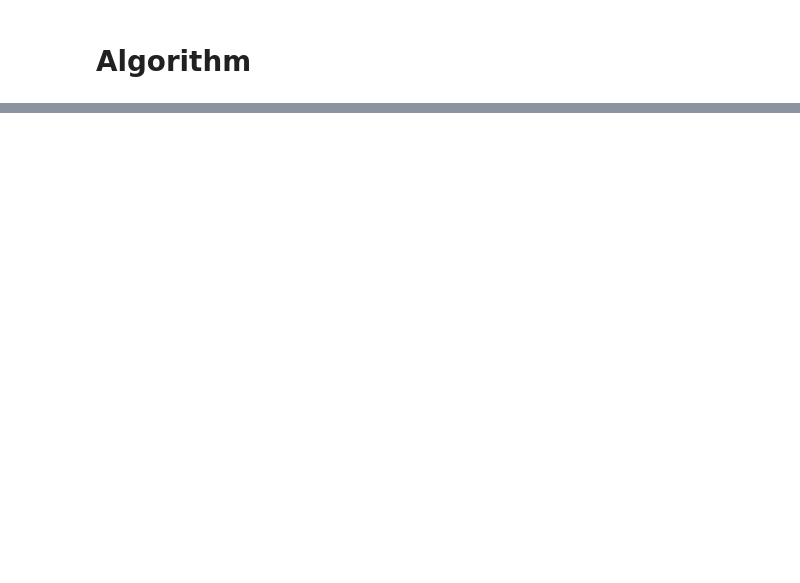
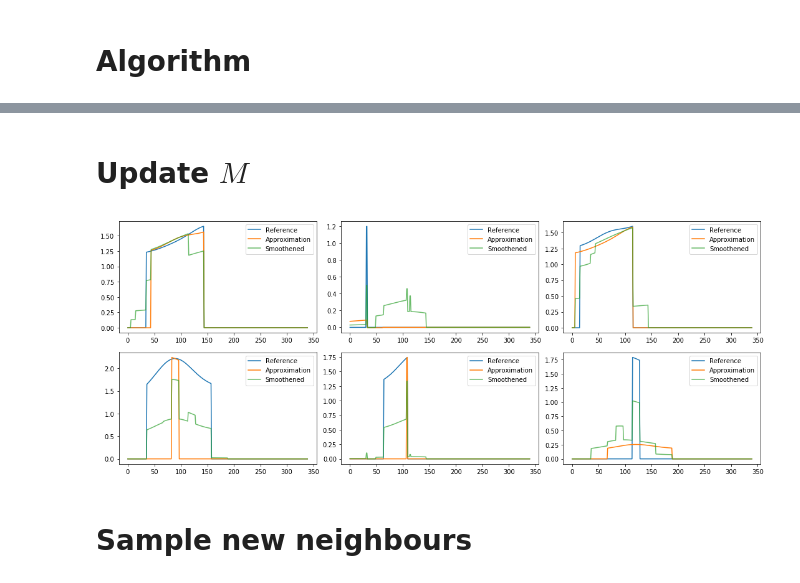
Before and after one commit to gsel9/delta-score, a Jupyter notebook: notebooks/gnlm.ipynb, the cells around one changed output, grey strips where cells are left out. Saved outputs shown, nothing was run; the diff lists cells and outputs as text; code cells hidden in the pictures; blank space fills up the shorter version.

```diff
--- a/notebooks/gnlm.ipynb
+++ b/notebooks/gnlm.ipynb
@@ -537,0 +323,56 @@ def solve_projected_ls():
+# %% [markdown]
+# Update $M$
+# %%
+def approximate_M(M, A):
+
+    M_star = []
+    for i, a in enumerate(A):
+
+        N_i = np.squeeze(np.where(a))
+        if np.size(N_i) < 1:
+            M_star.append(np.zeros_like(M[i]))
+            continue
+
+        T_i_star, C_i_star, N_i_star = cross_correlation(i, N_i, M, thresh=0)
+
+        if np.size(N_i_star) < 1:
+            M_star.append(np.zeros_like(M[i]))
+            continue
+
+        m_i_hat = synthesize(i, M[i], align(M[N_i_star], T_i_star), alpha=0)
+        M_star.append(m_i_hat)
+
+    return np.array(M_star)
+
+
+def smoothing(M, M_star, L, alpha=0.5, beta=0.5):
+    """Solves \min_{\hat{M}} | M - \hat{M} |_F^2 + \gamma tr(\hat{M}^\top L \hat{M})."""
+
+    return np.array(np.linalg.inv(np.eye(M.shape[0]) + beta * L) @ (alpha * M + M_star * (1 - alpha)))
+
+
+# Random graph.
+n = 8
+G = nx.erdos_renyi_graph(n=n, p=0.05, seed=42, directed=False)
+A = nx.to_numpy_array(G)
+L = nx.normalized_laplacian_matrix(G).todense()
+
+# Approximate each m_i using the randomly assigned neighbours.
+M_star = approximate_M(M, A)
+
+# Trade-off local and local smoothing.
+M_hat = smoothing(M[:n], M_star, L, alpha=0.5, beta=0.4)
+
+_, axes = plt.subplots(ncols=3, nrows=2, figsize=(15, 6))
+for i, axis in enumerate(axes.ravel()):
+
+    axis.plot(M[i], label="Reference")
+    axis.plot(M_star[i], label="Approximation")
+    axis.plot(M_hat[i], label="Smoothened", alpha=0.7)
+    axis.legend()
+
+plt.tight_layout()
+# %% [output]
+[figure, added]
+# %% [markdown]
+# Sample new neighbours
```
Also changed, not shown: parts of 42 cells of this notebook.
